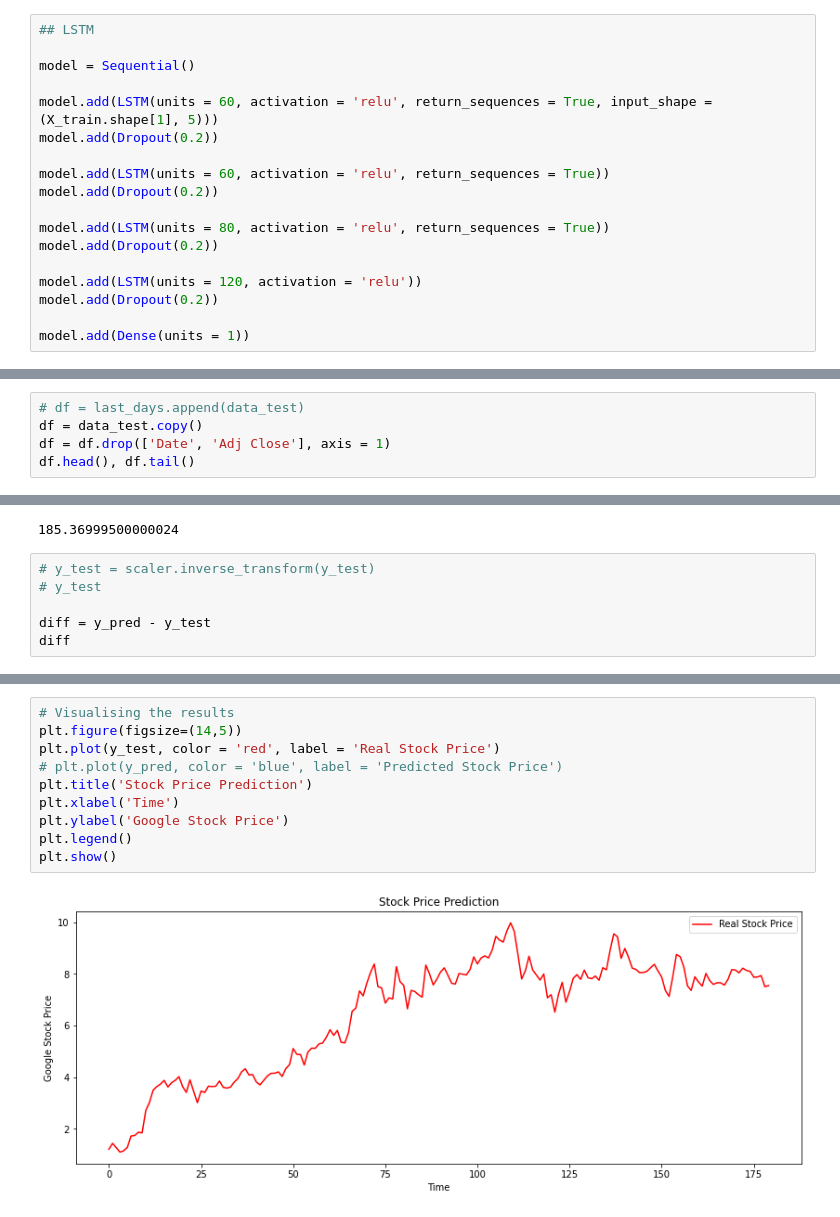
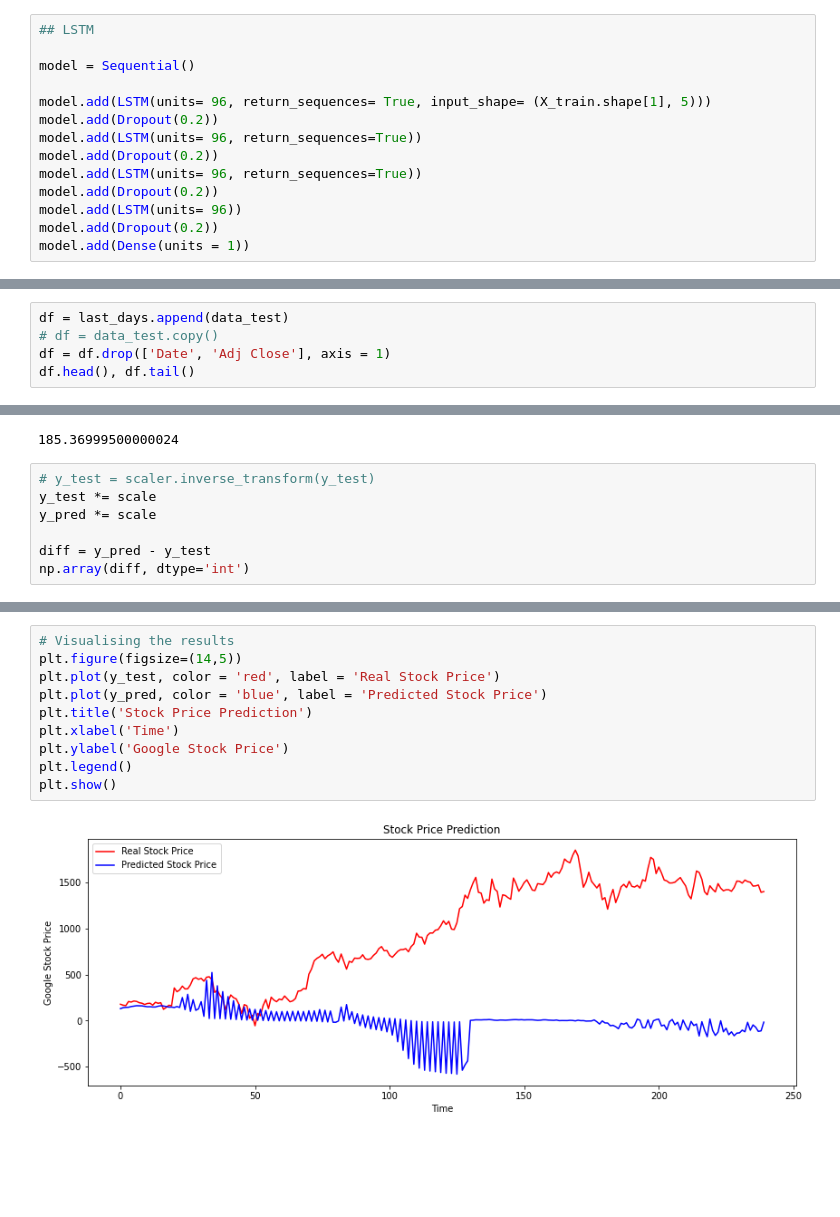
Before and after one commit to Wal1d/Stock-Market-RNN, a Jupyter notebook: Stack Market RNN.ipynb, the cells around one changed output, grey strips where cells are left out. Cells and saved outputs as stored; diff of their text form; blank space fills up the shorter version.

Commit message:
second model

```diff
--- a/Stack Market RNN.ipynb
+++ b/Stack Market RNN.ipynb
@@ -83,18 +83,14 @@ X_train[0].shape
 
 model = Sequential()
 
-model.add(LSTM(units = 60, activation = 'relu', return_sequences = True, input_shape = (X_train.shape[1], 5)))
+model.add(LSTM(units= 96, return_sequences= True, input_shape= (X_train.shape[1], 5)))
 model.add(Dropout(0.2))
-
-model.add(LSTM(units = 60, activation = 'relu', return_sequences = True))
+model.add(LSTM(units= 96, return_sequences=True))
 model.add(Dropout(0.2))
-
-model.add(LSTM(units = 80, activation = 'relu', return_sequences = True))
+model.add(LSTM(units= 96, return_sequences=True))
 model.add(Dropout(0.2))
-
-model.add(LSTM(units = 120, activation = 'relu'))
+model.add(LSTM(units= 96))
 model.add(Dropout(0.2))
-
 model.add(Dense(units = 1))
 # %%
 model.summary()
@@ -169,8 +166,8 @@ type(last_days)
 # %% [output]
 pandas.core.frame.DataFrame
 # %%
-# df = last_days.append(data_test)
-df = data_test.copy()
+df = last_days.append(data_test)
+# df = data_test.copy()
 df = df.drop(['Date', 'Adj Close'], axis = 1)
 df.head(), df.tail()
 # %% [output]
@@ -257,8 +254,9 @@ scale
 185.36999500000024
 # %%
 # y_test = scaler.inverse_transform(y_test)
-# y_test
+y_test *= scale
+y_pred *= scale
 
 diff = y_pred - y_test
-diff
+np.array(diff, dtype='int')
 # %% [output]
@@ -278,12 +270,12 @@ array([[ -0.36327894,  -0.58726351,  -0.41798043, ...,  -7.07989959,
 # %%
 # Visualising the results
 plt.figure(figsize=(14,5))
 plt.plot(y_test, color = 'red', label = 'Real Stock Price')
-# plt.plot(y_pred, color = 'blue', label = 'Predicted Stock Price')
+plt.plot(y_pred, color = 'blue', label = 'Predicted Stock Price')
 plt.title('Stock Price Prediction')
 plt.xlabel('Time')
 plt.ylabel('Google Stock Price')
 plt.legend()
 plt.show()
 # %% [output]
-[figure, old version]
+[figure, new version]
```
Also changed, not shown: parts of 8 cells of this notebook, 1 other file.
